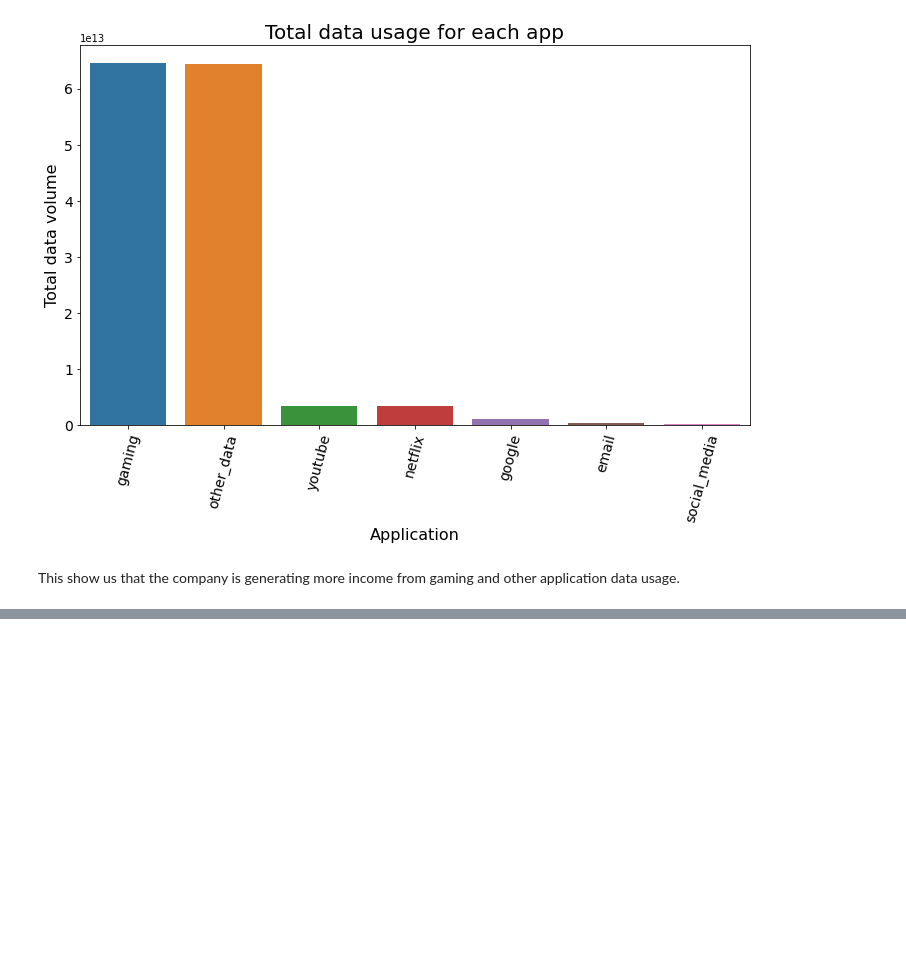
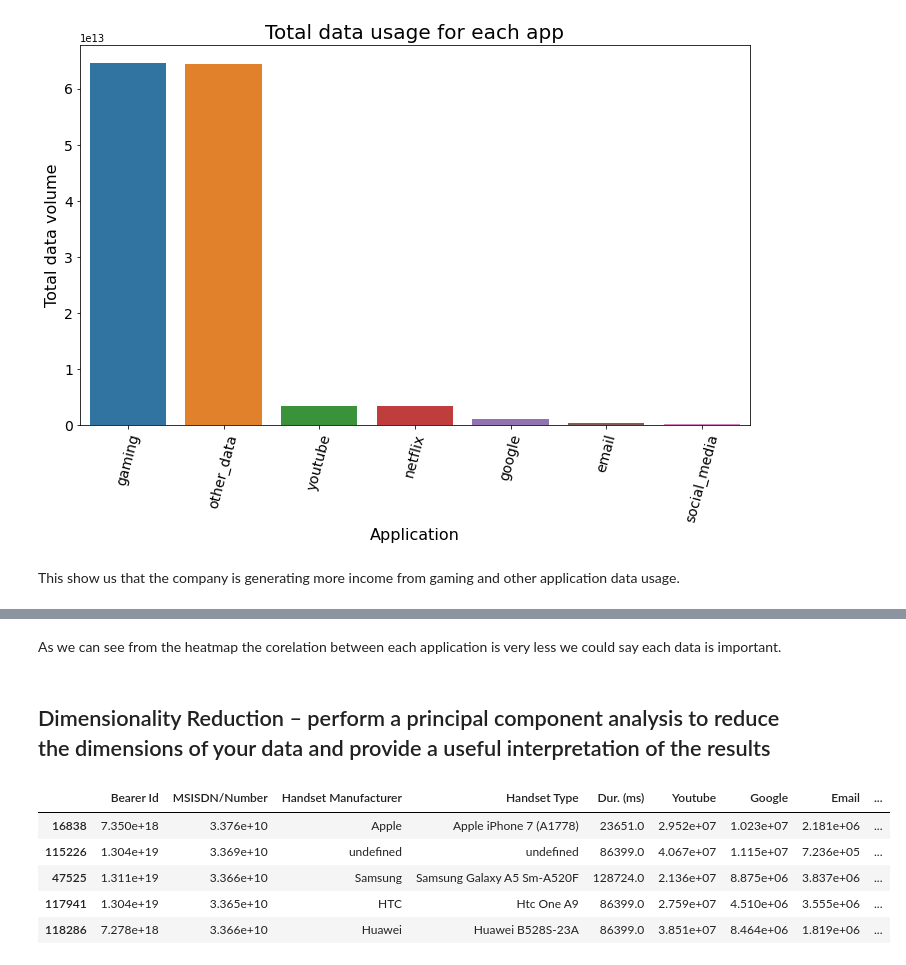
Before and after one commit to bereketkibru/User_Analytics_in_telecom, a Jupyter notebook: notebooks/User Overview analysis .ipynb, the cells around one changed output, grey strips where cells are left out. Cells and saved outputs as stored; diff of their text form; code cells hidden in the pictures; blank space fills up the shorter version.

```diff
--- a/notebooks/User Overview analysis .ipynb
+++ b/notebooks/User Overview analysis .ipynb
@@ -528,0 +573,13 @@ This show us that the company is generating more income from gaming and other ap
+# %% [markdown]
+As we can see from the heatmap the corelation between each application is very less we could say each data is important.
+# %% [markdown]
+## Dimensionality Reduction – perform a principal component analysis to reduce the dimensions of your data and provide a useful interpretation of the results
+# %%
+EDA_df.sample(5)
+# %% [output]
+|  | Bearer Id | MSISDN/Number | Handset Manufacturer | Handset Type | Dur. (ms) | Youtube | Google | Email | ... |
+| 16838 | 7.350e+18 | 3.376e+10 | Apple | Apple iPhone 7 (A1778) | 23651.0 | 2.952e+07 | 1.023e+07 | 2.181e+06 | ... |
+| 115226 | 1.304e+19 | 3.369e+10 | undefined | undefined | 86399.0 | 4.067e+07 | 1.115e+07 | 7.236e+05 | ... |
+| 47525 | 1.311e+19 | 3.366e+10 | Samsung | Samsung Galaxy A5 Sm-A520F | 128724.0 | 2.136e+07 | 8.875e+06 | 3.837e+06 | ... |
+| 117941 | 1.304e+19 | 3.365e+10 | HTC | Htc One A9 | 86399.0 | 2.759e+07 | 4.510e+06 | 3.555e+06 | ... |
+| 118286 | 7.278e+18 | 3.366e+10 | Huawei | Huawei B528S-23A | 86399.0 | 3.851e+07 | 8.464e+06 | 1.819e+06 | ... |
```
Also changed, not shown: parts of 21 cells of this notebook, 1 other file.
